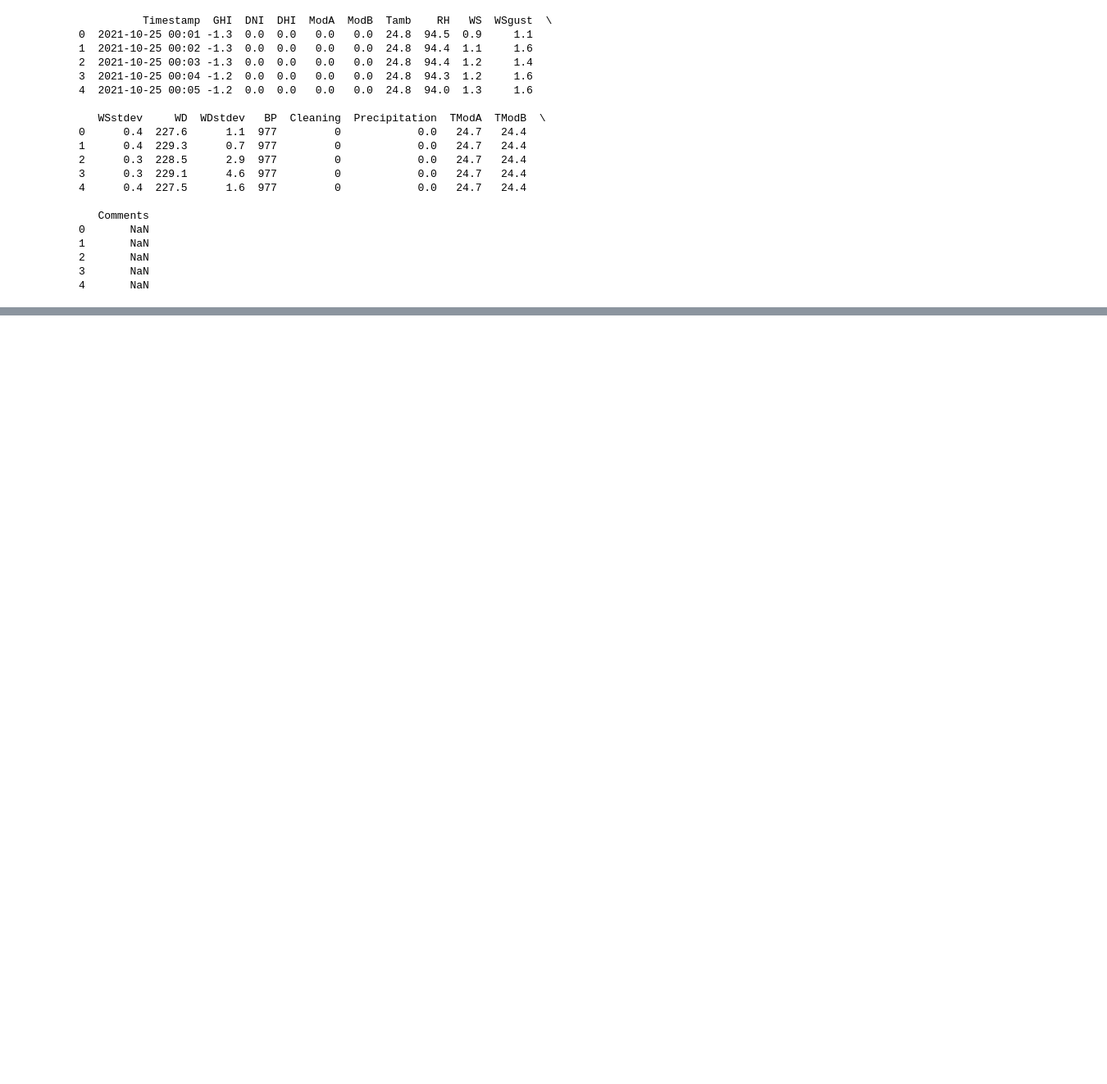
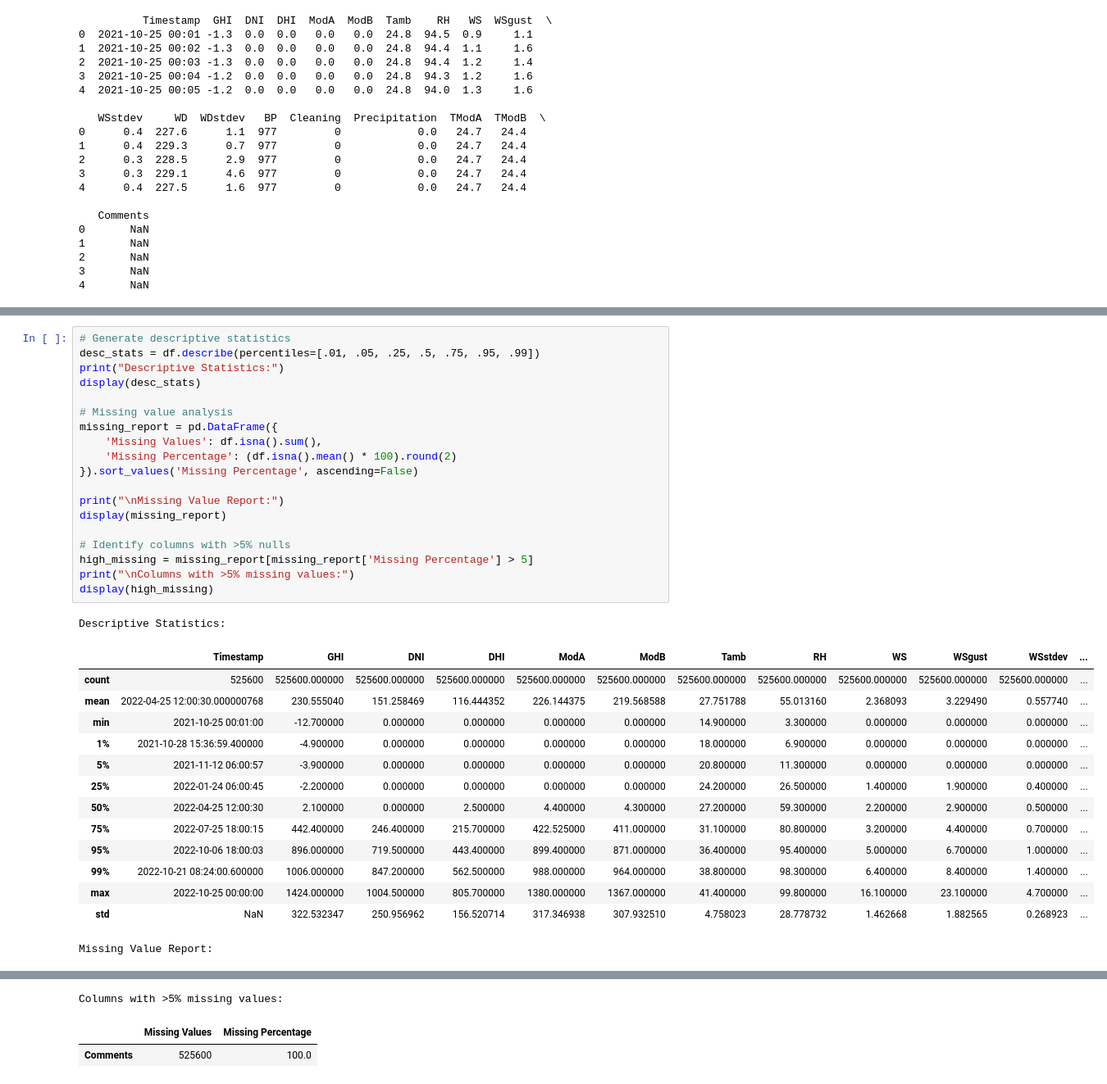
Before and after one commit to Abedulaziz01/we, a Jupyter notebook: notebook/task1.ipynb, the cells around one changed output, grey strips where cells are left out. Shown: that part at 82% size. Drawn from its saved outputs; the diff is of its cells as text; blank space fills up the shorter version.

```diff
--- a/notebook/task1.ipynb
+++ b/notebook/task1.ipynb
@@ -30,0 +67,35 @@ print(df.head())
+# %%
+# Generate descriptive statistics
+desc_stats = df.describe(percentiles=[.01, .05, .25, .5, .75, .95, .99])
+print("Descriptive Statistics:")
+display(desc_stats)
+
+# Missing value analysis
+missing_report = pd.DataFrame({
+    'Missing Values': df.isna().sum(),
+    'Missing Percentage': (df.isna().mean() * 100).round(2)
+}).sort_values('Missing Percentage', ascending=False)
+
+print("\nMissing Value Report:")
+display(missing_report)
+
+# Identify columns with >5% nulls
+high_missing = missing_report[missing_report['Missing Percentage'] > 5]
+print("\nColumns with >5% missing values:")
+display(high_missing)
+# %% [output]
+Descriptive Statistics:
+|  | Timestamp | GHI | DNI | DHI | ModA | ModB | Tamb | RH | WS | WSgust | WSstdev | ... |
+| count | 525600 | 525600.000000 | 525600.000000 | 525600.000000 | 525600.000000 | 525600.000000 | 525600.000000 | 525600.000000 | 525600.000000 | 525600.000000 | 525600.000000 | ... |
+| mean | 2022-04-25 12:00:30.000000768 | 230.555040 | 151.258469 | 116.444352 | 226.144375 | 219.568588 | 27.751788 | 55.013160 | 2.368093 | 3.229490 | 0.557740 | ... |
+| min | 2021-10-25 00:01:00 | -12.700000 | 0.000000 | 0.000000 | 0.000000 | 0.000000 | 14.900000 | 3.300000 | 0.000000 | 0.000000 | 0.000000 | ... |
+| 1% | 2021-10-28 15:36:59.400000 | -4.900000 | 0.000000 | 0.000000 | 0.000000 | 0.000000 | 18.000000 | 6.900000 | 0.000000 | 0.000000 | 0.000000 | ... |
+| 5% | 2021-11-12 06:00:57 | -3.900000 | 0.000000 | 0.000000 | 0.000000 | 0.000000 | 20.800000 | 11.300000 | 0.000000 | 0.000000 | 0.000000 | ... |
+| 25% | 2022-01-24 06:00:45 | -2.200000 | 0.000000 | 0.000000 | 0.000000 | 0.000000 | 24.200000 | 26.500000 | 1.400000 | 1.900000 | 0.400000 | ... |
+| 50% | 2022-04-25 12:00:30 | 2.100000 | 0.000000 | 2.500000 | 4.400000 | 4.300000 | 27.200000 | 59.300000 | 2.200000 | 2.900000 | 0.500000 | ... |
+| 75% | 2022-07-25 18:00:15 | 442.400000 | 246.400000 | 215.700000 | 422.525000 | 411.000000 | 31.100000 | 80.800000 | 3.200000 | 4.400000 | 0.700000 | ... |
+| 95% | 2022-10-06 18:00:03 | 896.000000 | 719.500000 | 443.400000 | 899.400000 | 871.000000 | 36.400000 | 95.400000 | 5.000000 | 6.700000 | 1.000000 | ... |
+| 99% | 2022-10-21 08:24:00.600000 | 1006.000000 | 847.200000 | 562.500000 | 988.000000 | 964.000000 | 38.800000 | 98.300000 | 6.400000 | 8.400000 | 1.400000 | ... |
+| max | 2022-10-25 00:00:00 | 1424.000000 | 1004.500000 | 805.700000 | 1380.000000 | 1367.000000 | 41.400000 | 99.800000 | 16.100000 | 23.100000 | 4.700000 | ... |
+| std | NaN | 322.532347 | 250.956962 | 156.520714 | 317.346938 | 307.932510 | 4.758023 | 28.778732 | 1.462668 | 1.882565 | 0.268923 | ... |
+Missing Value Report:
@@ -30,0 +119,3 @@ print(df.head())
+Columns with >5% missing values:
+|  | Missing Values | Missing Percentage |
+| Comments | 525600 | 100.0 |
```
Also changed, not shown: parts of 8 cells of this notebook, 3 other files.
